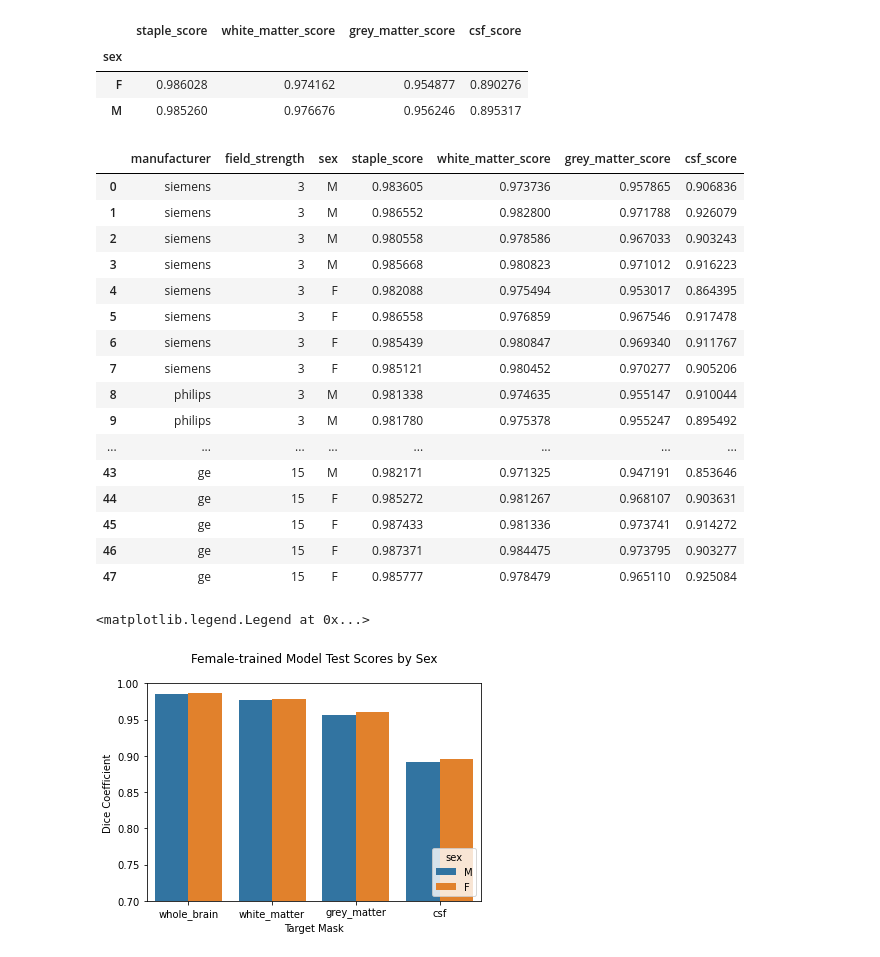
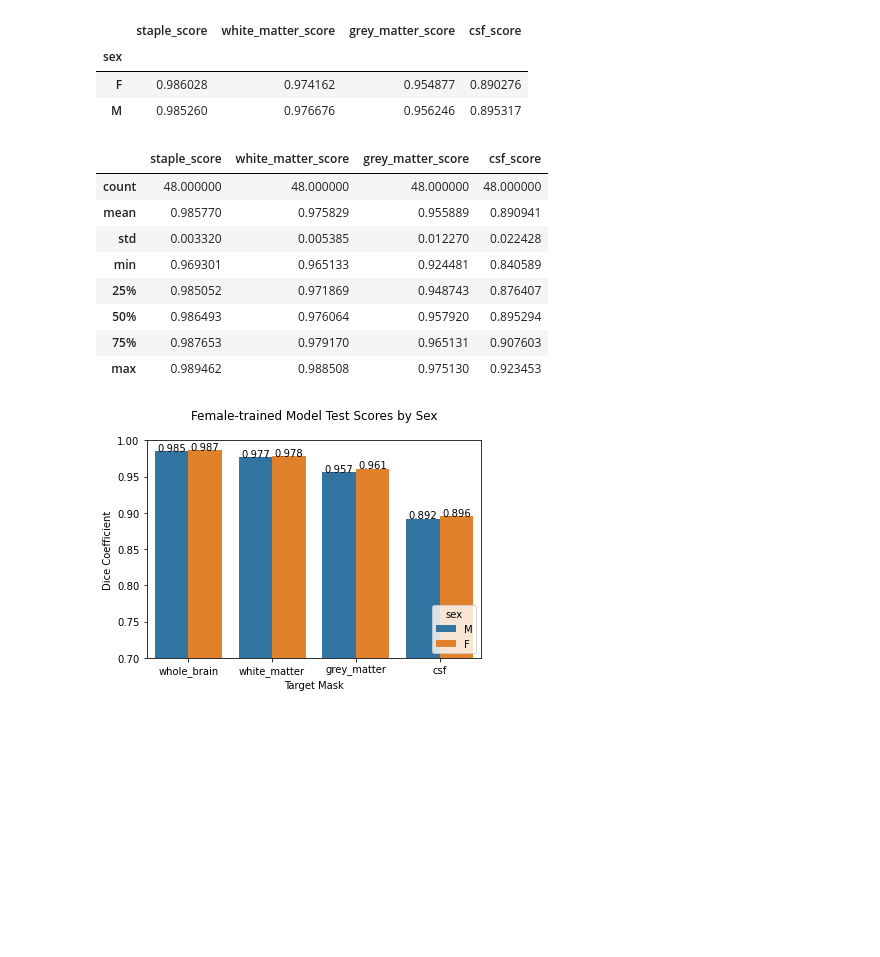
Before and after one commit to k-t-nguyen/enel645-final-project, a Jupyter notebook: unet-segmentation/unet_test.ipynb, the cells around one changed output. Cells and saved outputs as stored; diff of their text form; code cells hidden in the pictures; blank space fills up the shorter version.

```diff
--- a/unet-segmentation/unet_test.ipynb
+++ b/unet-segmentation/unet_test.ipynb
@@ -376,26 +376,18 @@ score_frame_male.groupby('sex').mean()
 | sex |  |  |  |  |
 | F | 0.986028 | 0.974162 | 0.954877 | 0.890276 |
 | M | 0.985260 | 0.976676 | 0.956246 | 0.895317 |
-# %%
-score_frame_female
-# %% [output]
-|  | manufacturer | field_strength | sex | staple_score | white_matter_score | grey_matter_score | csf_score |
-| 0 | siemens | 3 | M | 0.983605 | 0.973736 | 0.957865 | 0.906836 |
-| 1 | siemens | 3 | M | 0.986552 | 0.982800 | 0.971788 | 0.926079 |
-| 2 | siemens | 3 | M | 0.980558 | 0.978586 | 0.967033 | 0.903243 |
-| 3 | siemens | 3 | M | 0.985668 | 0.980823 | 0.971012 | 0.916223 |
-| 4 | siemens | 3 | F | 0.982088 | 0.975494 | 0.953017 | 0.864395 |
-| 5 | siemens | 3 | F | 0.986558 | 0.976859 | 0.967546 | 0.917478 |
-| 6 | siemens | 3 | F | 0.985439 | 0.980847 | 0.969340 | 0.911767 |
-| 7 | siemens | 3 | F | 0.985121 | 0.980452 | 0.970277 | 0.905206 |
-| 8 | philips | 3 | M | 0.981338 | 0.974635 | 0.955147 | 0.910044 |
-| 9 | philips | 3 | M | 0.981780 | 0.975378 | 0.955247 | 0.895492 |
-| ... | ... | ... | ... | ... | ... | ... | ... |
-| 43 | ge | 15 | M | 0.982171 | 0.971325 | 0.947191 | 0.853646 |
-| 44 | ge | 15 | F | 0.985272 | 0.981267 | 0.968107 | 0.903631 |
-| 45 | ge | 15 | F | 0.987433 | 0.981336 | 0.973741 | 0.914272 |
-| 46 | ge | 15 | F | 0.987371 | 0.984475 | 0.973795 | 0.903277 |
-| 47 | ge | 15 | F | 0.985777 | 0.978479 | 0.965110 | 0.925084 |
+# %%
+score_frame_halfset.describe()
+# %% [output]
+|  | staple_score | white_matter_score | grey_matter_score | csf_score |
+| count | 48.000000 | 48.000000 | 48.000000 | 48.000000 |
+| mean | 0.985770 | 0.975829 | 0.955889 | 0.890941 |
+| std | 0.003320 | 0.005385 | 0.012270 | 0.022428 |
+| min | 0.969301 | 0.965133 | 0.924481 | 0.840589 |
+| 25% | 0.985052 | 0.971869 | 0.948743 | 0.876407 |
+| 50% | 0.986493 | 0.976064 | 0.957920 | 0.895294 |
+| 75% | 0.987653 | 0.979170 | 0.965131 | 0.907603 |
+| max | 0.989462 | 0.988508 | 0.975130 | 0.923453 |
 # %%
 fem_plot_data = pd.DataFrame(columns=['sex','score_type','score'])
 for idx, row in score_frame_female.iterrows():
@@ -408,9 +414,9 @@ for idx, row in score_frame_female.iterrows():
 ax1 = sns.barplot(data=fem_plot_data, x="score_type", y="score", hue="sex", ci=None)
 ax1.set(ylim=(0.7, 1), title="Female-trained Model Test Scores by Sex\n",xlabel="Target Mask",ylabel="Dice Coefficient")
 plt.legend(loc="lower right", title="sex")
+show_values_on_bars(ax1)
 # %% [output]
-<matplotlib.legend.Legend at 0x...>
-[figure, old version]
+[figure, new version]
 # %%
 male_plot_data = pd.DataFrame(columns=['sex','score_type','score'])
 for idx, row in score_frame_male.iterrows():
```
Also changed, not shown: parts of 5 cells of this notebook, 7 other files.
